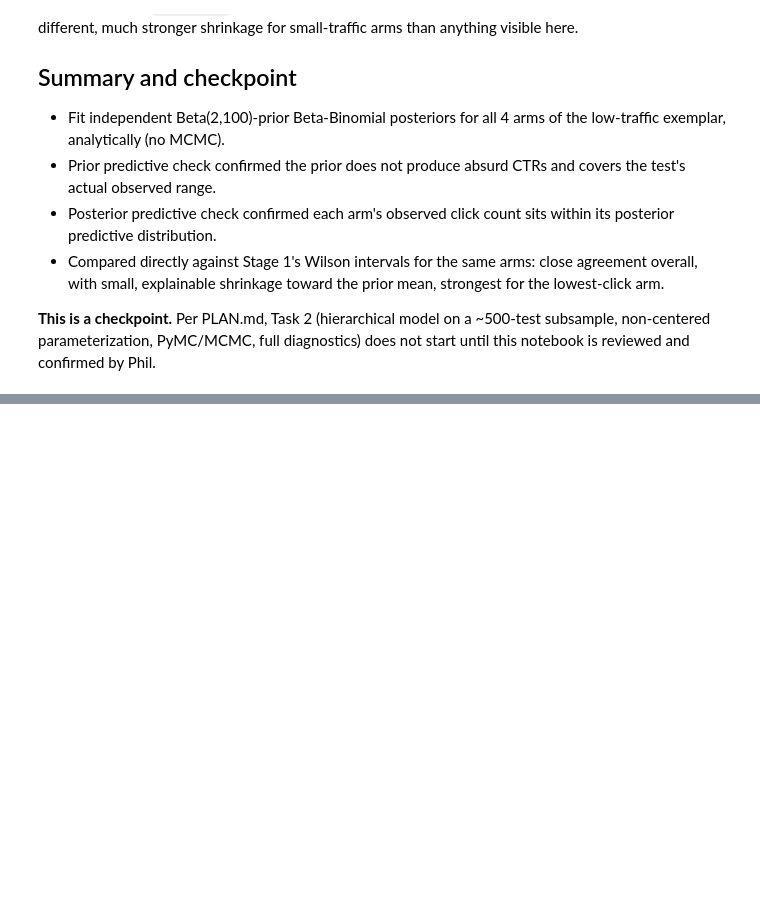
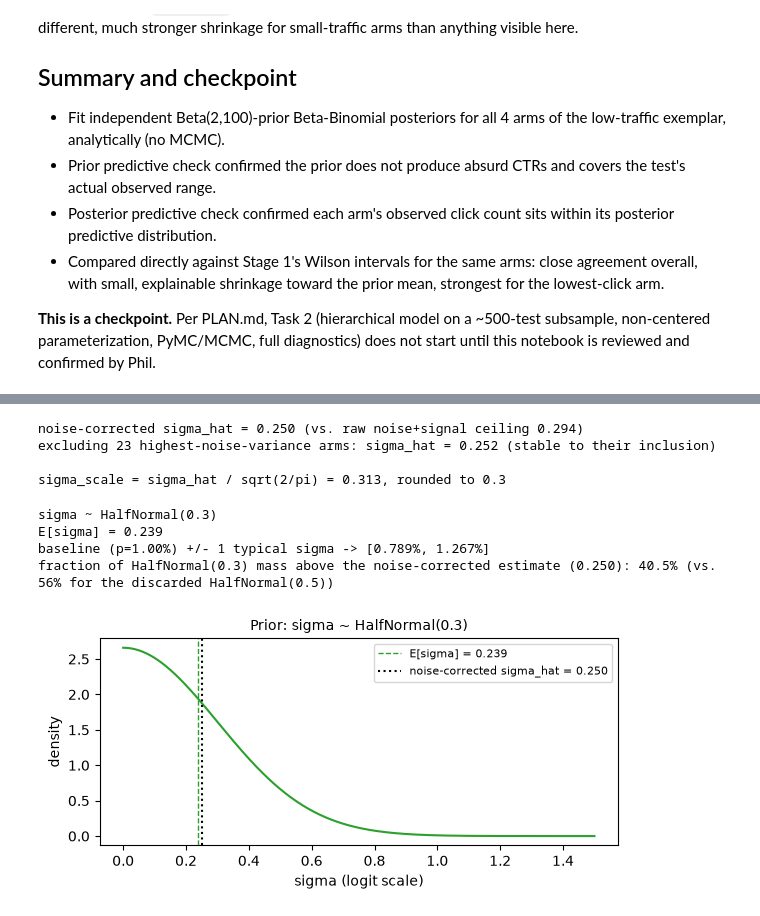
Before and after one commit to pmacias/clickworthy, a Jupyter notebook: notebooks/03_hierarchical_bayes.ipynb, the cells around one changed output, grey strips where cells are left out. Drawn from its saved outputs; the diff is of its cells as text; code cells hidden in the pictures; blank space fills up the shorter version.

```diff
--- a/notebooks/03_hierarchical_bayes.ipynb
+++ b/notebooks/03_hierarchical_bayes.ipynb
@@ -233,0 +509,60 @@ plt.show()
+# %%
+# Noise/signal decomposition of the within-test logit-CTR deviation (see markdown above).
+subsample_df["within_test_dev"] = within_test_dev
+subsample_df["k_arms_in_test"] = subsample_df.groupby("clickability_test_id")["clickability_test_id"].transform("count")
+
+# Delta-method noise variance per arm, using the same continuity-corrected CTR as logit_ctr
+# above (raw p_hat=0 for the 5 zero-click arms would make this formula blow up).
+subsample_df["noise_var"] = 1.0 / (
+    subsample_df["impressions"] * subsample_df["ctr_cc"] * (1 - subsample_df["ctr_cc"])
+)
+
+shrink_factor = 1 - 1 / subsample_df["k_arms_in_test"]
+per_arm_sigma2_estimate = subsample_df["within_test_dev"] ** 2 / shrink_factor - subsample_df["noise_var"]
+
+sigma2_hat = max(per_arm_sigma2_estimate.mean(), 0.0)
+sigma_hat = np.sqrt(sigma2_hat)
+print(f"noise-corrected sigma_hat = {sigma_hat:.3f} (vs. raw noise+signal ceiling 0.294)")
+
+# Robustness check: is this driven by a handful of very-low-impression, high-noise-variance arms?
+high_noise_mask = subsample_df["noise_var"] > 0.3
+sigma2_hat_excl = max(per_arm_sigma2_estimate[~high_noise_mask].mean(), 0.0)
+print(f"excluding {high_noise_mask.sum()} highest-noise-variance arms: "
+      f"sigma_hat = {np.sqrt(sigma2_hat_excl):.3f} "
+      f"({'stable' if abs(np.sqrt(sigma2_hat_excl) - sigma_hat) < 0.01 else 'sensitive'} to their inclusion)")
+
+SIGMA_SCALE = round(sigma_hat / np.sqrt(2 / np.pi), 1)
+print(f"\nsigma_scale = sigma_hat / sqrt(2/pi) = {sigma_hat / np.sqrt(2 / np.pi):.3f}, rounded to {SIGMA_SCALE}")
+# %% [output]
+noise-corrected sigma_hat = 0.250 (vs. raw noise+signal ceiling 0.294)
+excluding 23 highest-noise-variance arms: sigma_hat = 0.252 (stable to their inclusion)
+
+sigma_scale = sigma_hat / sqrt(2/pi) = 0.313, rounded to 0.3
+# %%
+sigma_mean = SIGMA_SCALE * np.sqrt(2 / np.pi)
+print(f"sigma ~ HalfNormal({SIGMA_SCALE})")
+print(f"E[sigma] = {sigma_mean:.3f}")
+print(f"baseline (p={inv_logit(MU_MEAN):.2%}) +/- 1 typical sigma -> "
+      f"[{inv_logit(MU_MEAN - sigma_mean):.3%}, {inv_logit(MU_MEAN + sigma_mean):.3%}]")
+print(f"fraction of HalfNormal({SIGMA_SCALE}) mass above the noise-corrected estimate "
+      f"({sigma_hat:.3f}): {1 - stats.halfnorm.cdf(sigma_hat, scale=SIGMA_SCALE):.1%} "
+      f"(vs. 56% for the discarded HalfNormal(0.5))")
+
+sigma_grid = np.linspace(0, 1.5, 500)
+fig, ax = plt.subplots(figsize=(6, 3))
+ax.plot(sigma_grid, stats.halfnorm.pdf(sigma_grid, scale=SIGMA_SCALE), color="tab:green")
+ax.axvline(sigma_mean, color="tab:green", ls="--", lw=1, label=f"E[sigma] = {sigma_mean:.3f}")
+ax.axvline(sigma_hat, color="black", ls=":", lw=1.5,
+           label=f"noise-corrected sigma_hat = {sigma_hat:.3f}")
+ax.set_xlabel("sigma (logit scale)")
+ax.set_ylabel("density")
+ax.set_title(f"Prior: sigma ~ HalfNormal({SIGMA_SCALE})", fontsize=10)
+ax.legend(fontsize=8)
+fig.tight_layout()
+plt.show()
+# %% [output]
+sigma ~ HalfNormal(0.3)
+E[sigma] = 0.239
+baseline (p=1.00%) +/- 1 typical sigma -> [0.789%, 1.267%]
+fraction of HalfNormal(0.3) mass above the noise-corrected estimate (0.250): 40.5% (vs. 56% for the discarded HalfNormal(0.5))
+[figure, added]
```
Also changed, not shown: parts of 30 cells of this notebook, 4 other files.
